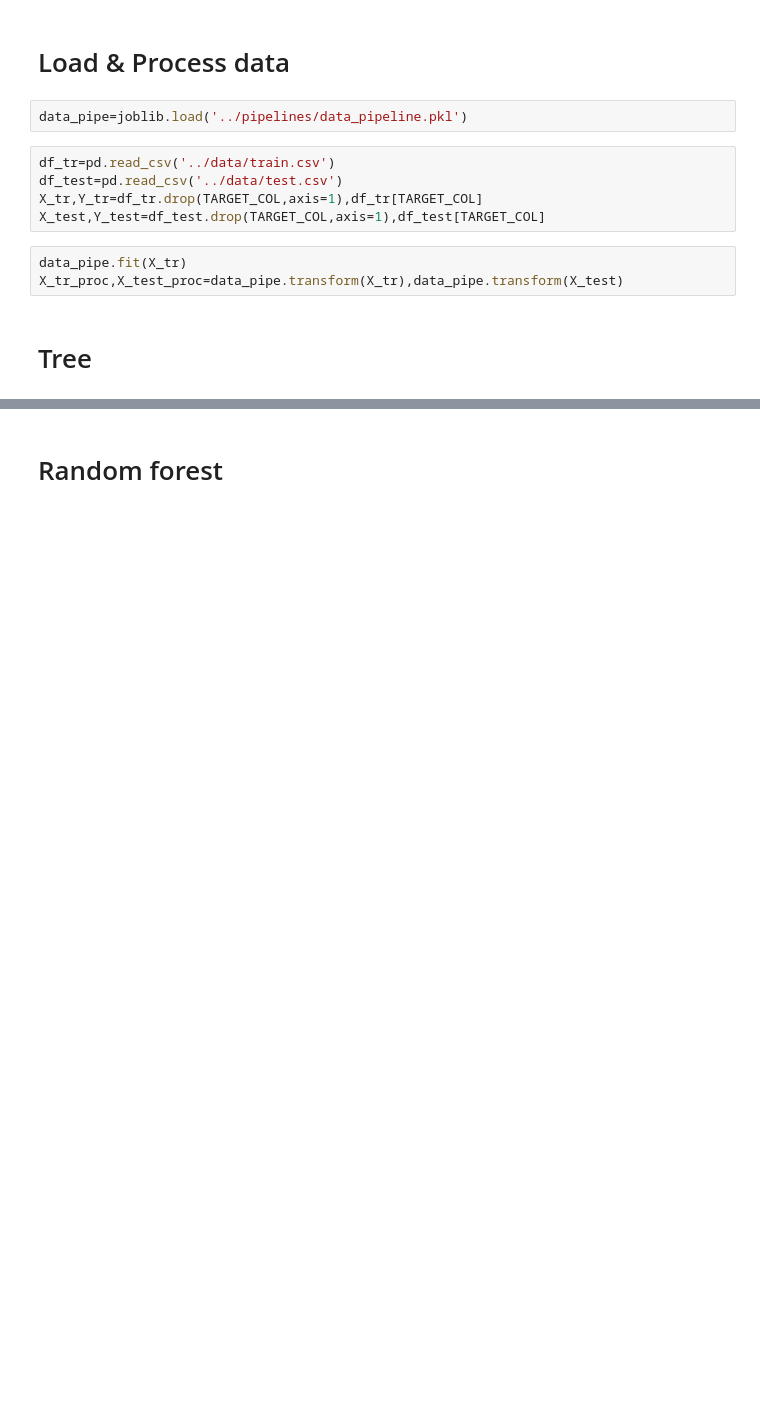
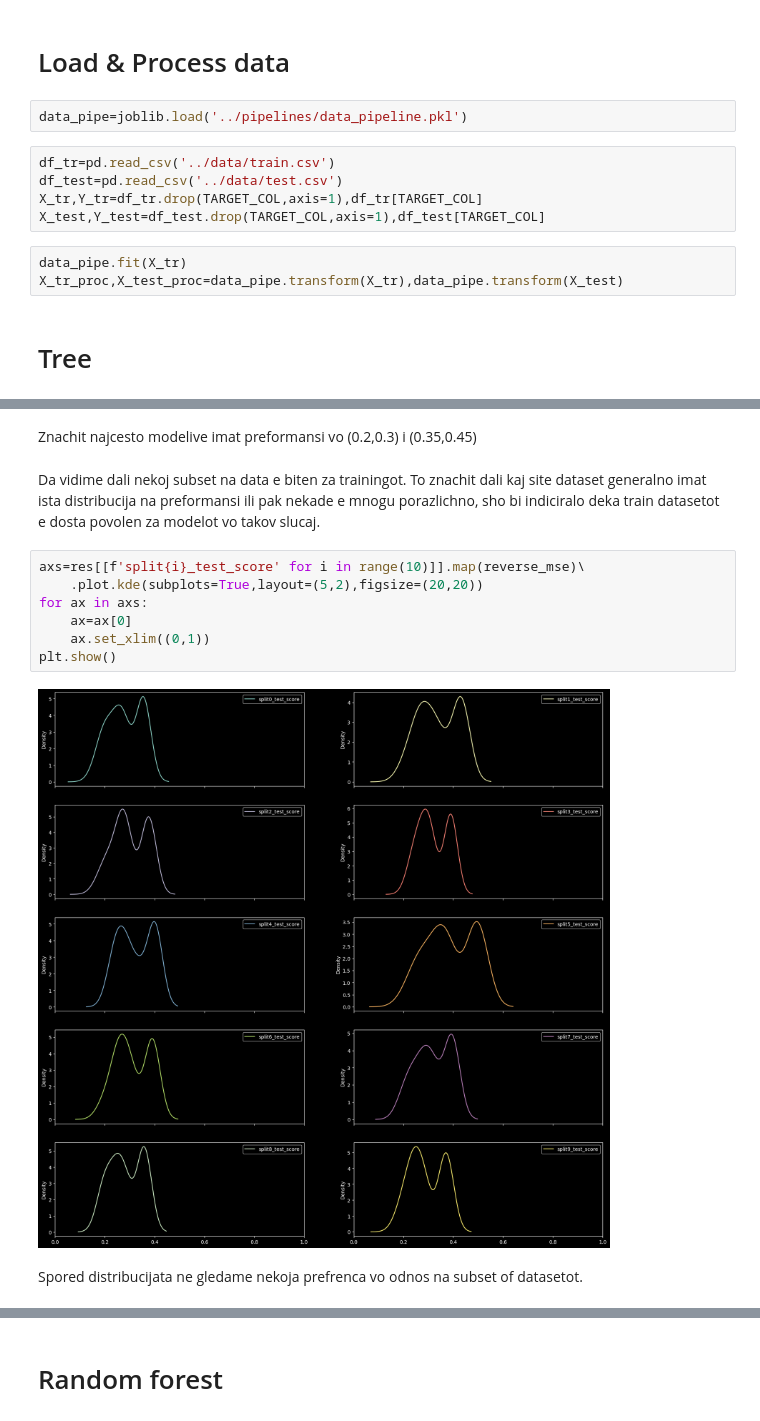
Before and after one commit to viki123v/housing-prices-analysis, a Jupyter notebook: notebooks/regression-trees.ipynb, the cells around one changed output, grey strips where cells are left out. Drawn from its saved outputs; the diff is of its cells as text; blank space fills up the shorter version.

```diff
--- a/notebooks/regression-trees.ipynb
+++ b/notebooks/regression-trees.ipynb
@@ -37,0 +75,15 @@ DecisionTreeRegressor()
+# %% [markdown]
+Znachit najcesto modelive imat preformansi vo (0.2,0.3) i (0.35,0.45)
+# %% [markdown]
+Da vidime dali nekoj subset na data e biten za trainingot. To znachit dali kaj site dataset generalno imat ista distribucija na preformansi ili pak nekade e mnogu porazlichno, sho bi indiciralo deka train datasetot e dosta povolen za modelot vo takov slucaj.
+# %%
+axs=res[[f'split{i}_test_score' for i in range(10)]].map(reverse_mse)\
+    .plot.kde(subplots=True,layout=(5,2),figsize=(20,20))
+for ax in axs:
+    ax=ax[0]
+    ax.set_xlim((0,1))
+plt.show()
+# %% [output]
+[figure, added]
+# %% [markdown]
+Spored distribucijata ne gledame nekoja prefrenca vo odnos na subset of datasetot.
```
Also changed, not shown: parts of 18 cells of this notebook, 1 other file.
